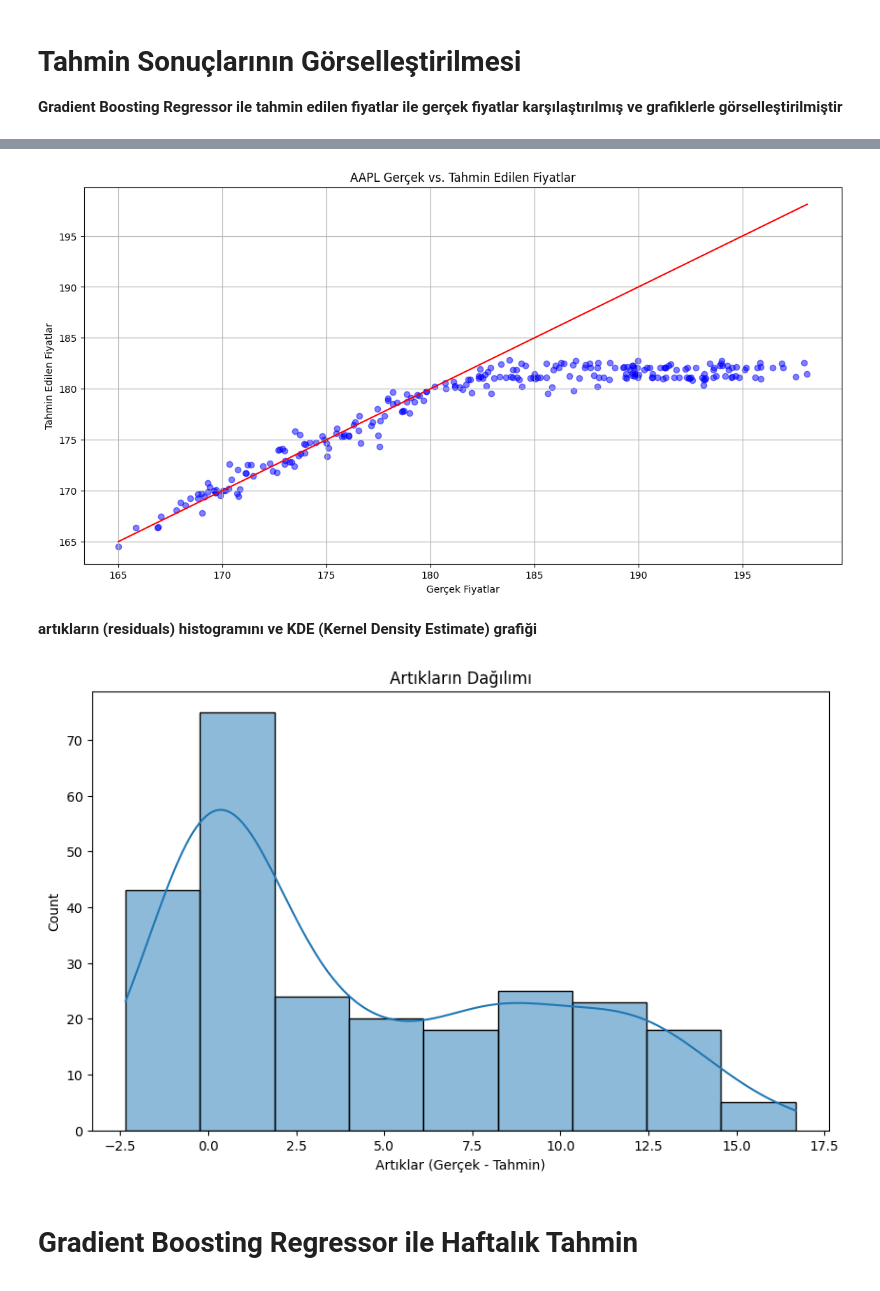
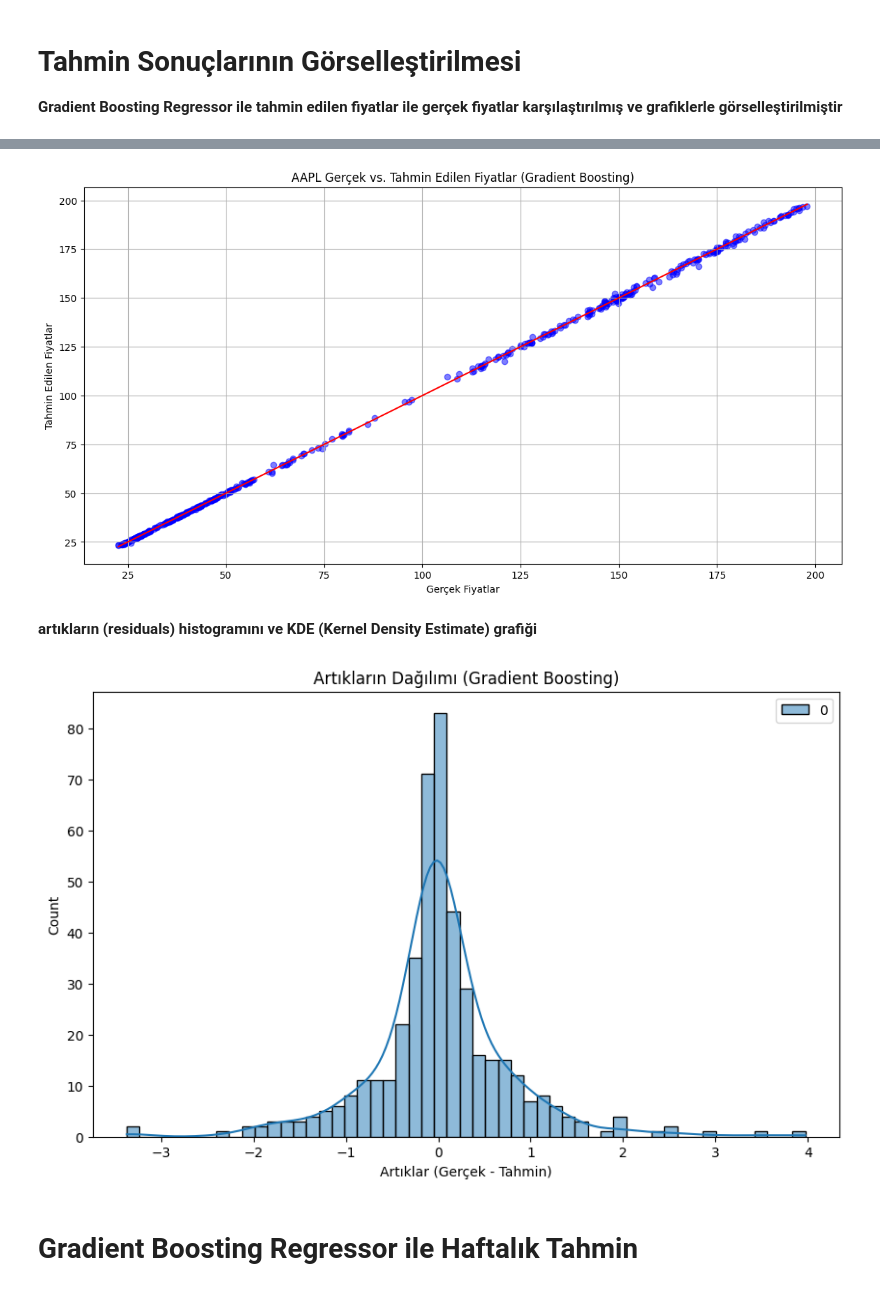
Before and after one commit to emircanbacanak/Finansal_Piyasa_Analizi_ve_Tahmini_Projesi, a Jupyter notebook: Finansal_Piyasa_Analizi_ve_Tahmini_Projesi.ipynb, the cells around one changed output, grey strips where cells are left out. Drawn from its saved outputs; the diff is of its cells as text; code cells hidden in the pictures.

```diff
--- a/Finansal_Piyasa_Analizi_ve_Tahmini_Projesi.ipynb
+++ b/Finansal_Piyasa_Analizi_ve_Tahmini_Projesi.ipynb
@@ -155,0 +176,13 @@ y_test = test_data['Close']
+# %%
+from sklearn.model_selection import train_test_split
+from sklearn.preprocessing import MinMaxScaler
+
+X = stock_data[['Open', 'High', 'Low', 'Volume', 'Returns']]
+y = stock_data['Close'].values.reshape(-1, 1)
+
+scaler_X = MinMaxScaler()
+scaler_y = MinMaxScaler()
+X_scaled = scaler_X.fit_transform(X)
+y_scaled = scaler_y.fit_transform(y)
+
+X_train, X_test, y_train, y_test = train_test_split(X_scaled, y_scaled, test_size=0.2, random_state=42)
@@ -156,13 +191,14 @@ y_test = test_data['Close']
 # %%
 from sklearn.ensemble import RandomForestRegressor, GradientBoostingRegressor
 from sklearn.model_selection import GridSearchCV
+
 param_grid_rf = {
     'n_estimators': [100, 200],
-    'max_features': ['auto', 'sqrt', 1.0],
-    'max_depth': [10, 20, None]
+    'max_depth': [10, 20, None],
+    'min_samples_split': [2, 5, 10],
+    'min_samples_leaf': [1, 2, 4]
 }
+
 grid_search_rf = GridSearchCV(RandomForestRegressor(random_state=42), param_grid_rf, cv=5, n_jobs=-1)
-grid_search_rf.fit(X_train, y_train)
+grid_search_rf.fit(X_train, y_train.ravel())
 best_rf = grid_search_rf.best_estimator_
-
-y_pred = best_rf.predict(X_test)
@@ -243,5 +268,5 @@ param_grid_gb = {
 }
 
 grid_search_gb = GridSearchCV(GradientBoostingRegressor(random_state=42), param_grid_gb, cv=5, n_jobs=-1)
-grid_search_gb.fit(X_train, y_train)
+grid_search_gb.fit(X_train, y_train.ravel())
 best_gb = grid_search_gb.best_estimator_
@@ -251,7 +275,10 @@ best_gb = grid_search_gb.best_estimator_
 # %%
-y_pred_gb = best_gb.predict(X_test)
-mse_gb = mean_squared_error(y_test, y_pred_gb)
-r2_gb = r2_score(y_test, y_pred_gb)
+y_pred_gb_scaled = best_gb.predict(X_test)
+y_pred_gb = scaler_y.inverse_transform(y_pred_gb_scaled.reshape(-1, 1))
+
+mse_gb = mean_squared_error(scaler_y.inverse_transform(y_test), y_pred_gb)
+r2_gb = r2_score(scaler_y.inverse_transform(y_test), y_pred_gb)
+
 print(f'Gradient Boosting Regressor Mean Squared Error: {mse_gb}')
 print(f'Gradient Boosting Regressor R-squared: {r2_gb}')
 # %% [output]
@@ -275,25 +290,26 @@ plt.show()
 # %%
 plt.figure(figsize=(14, 7))
-plt.scatter(y_test.values, y_pred, alpha=0.5, color='b')
-plt.plot([min(y_test.values), max(y_test.values)], [min(y_test.values), max(y_test.values)], color='r')
-plt.title(f'{ticker} Gerçek vs. Tahmin Edilen Fiyatlar')
+plt.scatter(scaler_y.inverse_transform(y_test), y_pred_gb, alpha=0.5, color='b')
+plt.plot([min(scaler_y.inverse_transform(y_test)), max(scaler_y.inverse_transform(y_test))],
+         [min(scaler_y.inverse_transform(y_test)), max(scaler_y.inverse_transform(y_test))], color='r')
+plt.title(f'{ticker} Gerçek vs. Tahmin Edilen Fiyatlar (Gradient Boosting)')
 plt.xlabel('Gerçek Fiyatlar')
 plt.ylabel('Tahmin Edilen Fiyatlar')
 plt.grid(True)
 plt.show()
 # %% [output]
-[figure, old version]
+[figure, new version]
 # %% [markdown]
 **artıkların (residuals) histogramını ve KDE (Kernel Density Estimate) grafiği**
 # %%
-residuals = y_test - y_pred
+residuals_gb = scaler_y.inverse_transform(y_test) - y_pred_gb
 plt.figure(figsize=(10, 6))
-sns.histplot(residuals, kde=True)
+sns.histplot(residuals_gb, kde=True)
 plt.xlabel('Artıklar (Gerçek - Tahmin)')
-plt.title('Artıkların Dağılımı')
+plt.title('Artıkların Dağılımı (Gradient Boosting)')
 plt.show()
 # %% [output]
-[figure, old version]
+[figure, new version]
 # %% [markdown]
 # Gradient Boosting Regressor ile Haftalık Tahmin
 # %%
```
Also changed, not shown: parts of 33 cells of this notebook.
